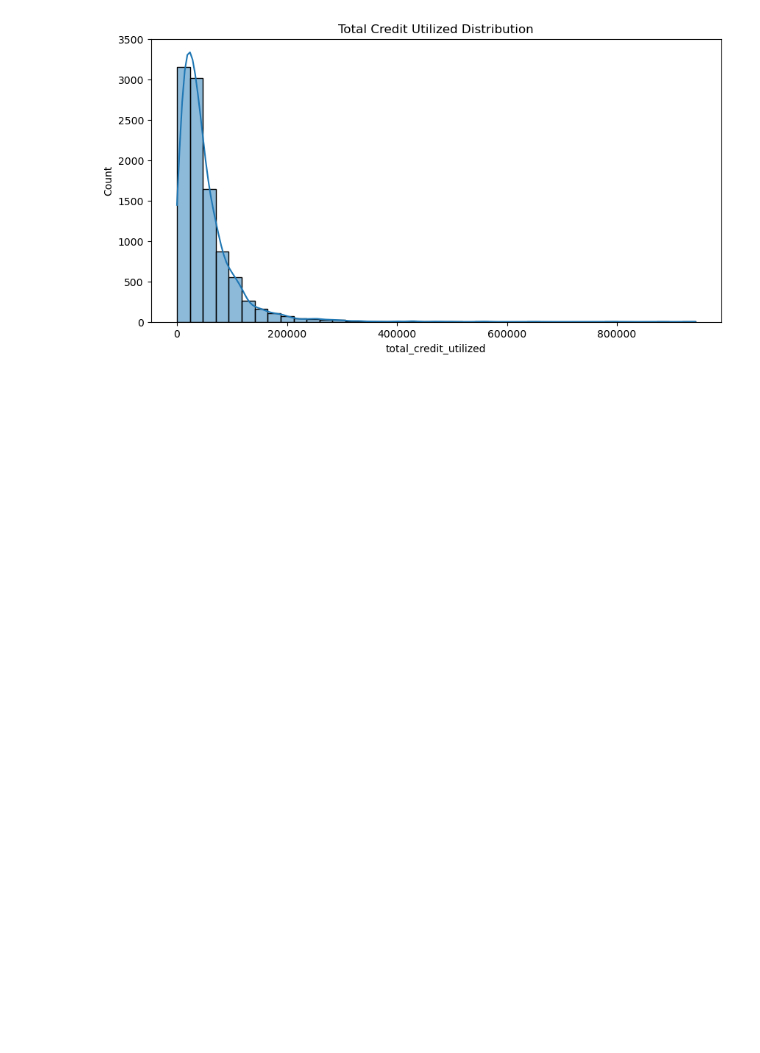
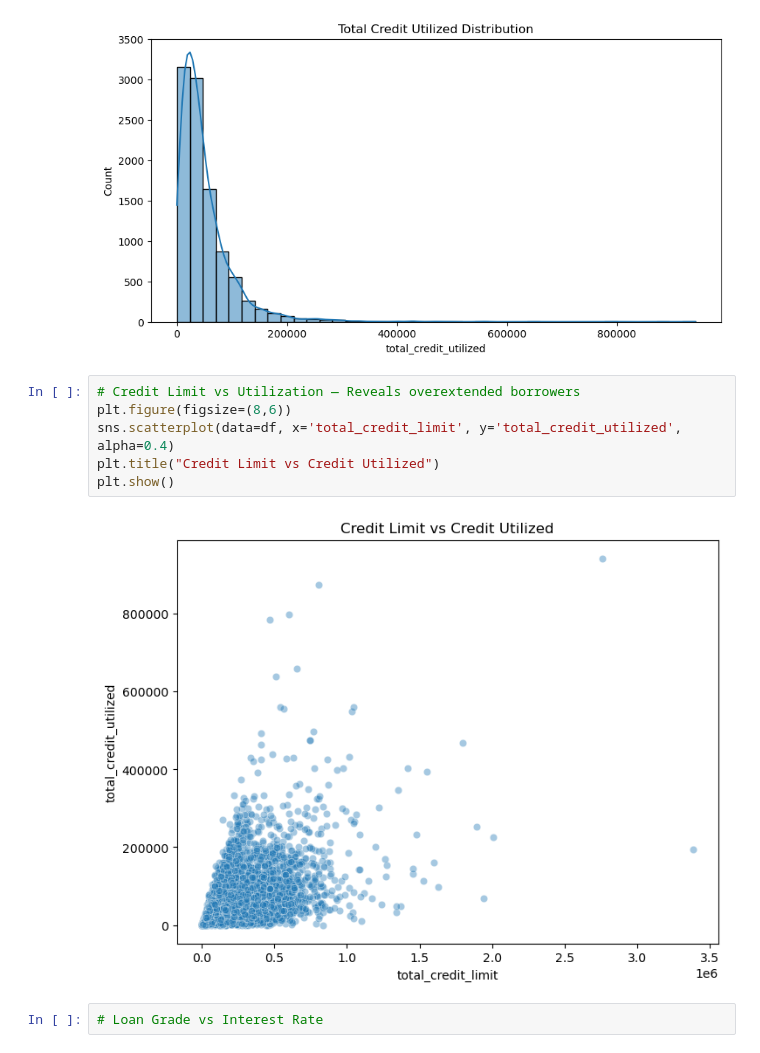
Before and after one commit to Kurodataio/Loan-Default-Prediction, a Jupyter notebook: loan-default-prediction.ipynb, the cells around one changed output. Cells and saved outputs as stored; diff of their text form; blank space fills up the shorter version.

```diff
--- a/loan-default-prediction.ipynb
+++ b/loan-default-prediction.ipynb
@@ -409,3 +409,13 @@ plt.title("Total Credit Utilized Distribution")
 plt.show()
 # %% [output]
 [figure]
+# %%
+# Credit Limit vs Utilization — Reveals overextended borrowers
+plt.figure(figsize=(8,6))
+sns.scatterplot(data=df, x='total_credit_limit', y='total_credit_utilized', alpha=0.4)
+plt.title("Credit Limit vs Credit Utilized")
+plt.show()
+# %% [output]
+[figure, added]
+# %%
+# Loan Grade vs Interest Rate
```
